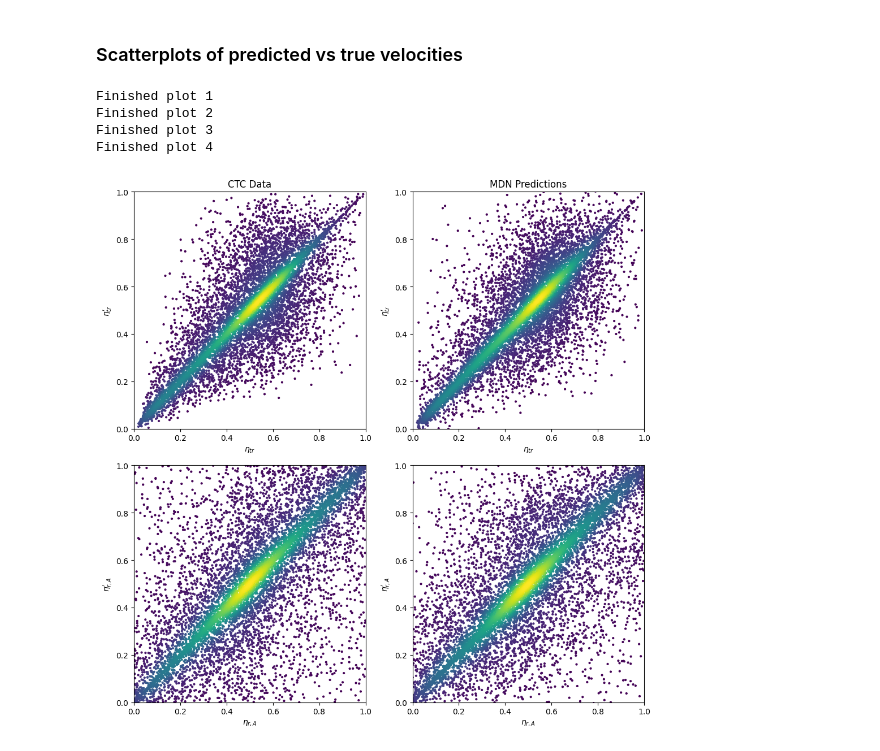
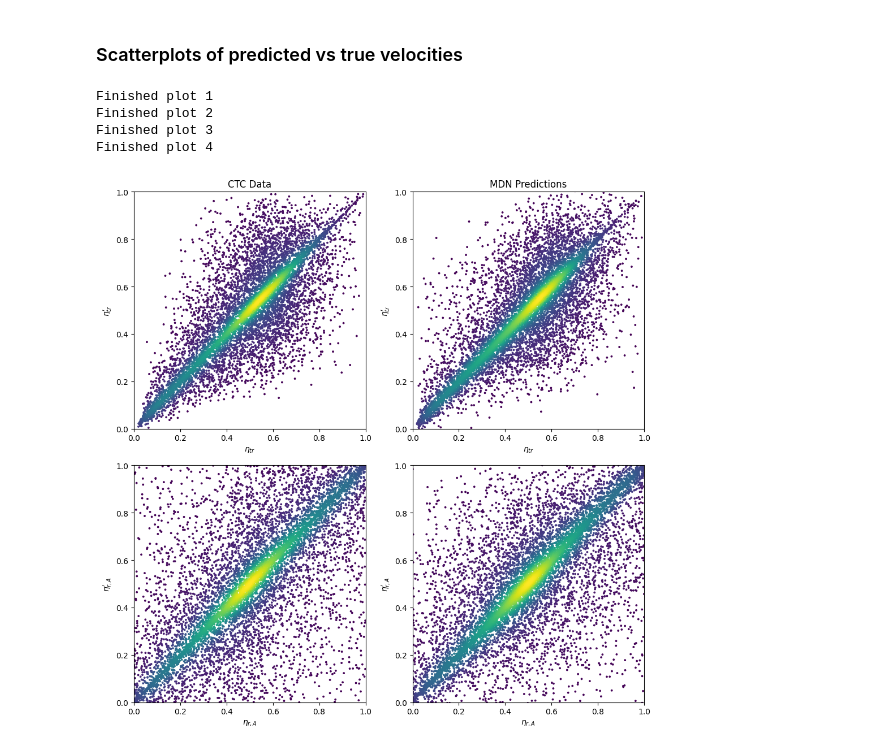
Before and after one commit to TijnZeelenberg/scatteringkernels, a Jupyter notebook: machinelearning/visualisations.ipynb, the cells around one changed output. Cells and saved outputs as stored; diff of their text form; code cells hidden in the pictures.

```diff
--- a/machinelearning/visualisations.ipynb
+++ b/machinelearning/visualisations.ipynb
@@ -96,35 +96,37 @@ import torch
 import numpy as np
 from mdn_utils import plot_scattering_comparison
 from mdn import MixtureDensityNetwork
+from time import time
 
+# Load model
 if gas == "O2O2":
     model_path = "trainedmodels/mdn_O2O2_collision_model.pth"
 elif gas == "H2H2":
     model_path = "trainedmodels/mdn_H2H2_collision_model.pth"
 ckpt = torch.load(model_path, map_location="cpu")
 state_dict = ckpt.get("model_state_dict", ckpt)
 K = state_dict["pi_layer.weight"].shape[0]
 
 mdn_model = MixtureDensityNetwork(
     input_dim=3,
     output_dim=2,
     num_mixtures=K
 )
 mdn_model.load_state_dict(state_dict)
 
-
 # plot comparison
 plot_scattering_comparison(
     np.column_stack((inputdata, outputdata)),
     mdn_model,
+    nr_samples = 10000,
     in_mean=ckpt.get("in_mean"),
     in_std=ckpt.get("in_std"),
     out_mean=ckpt.get("out_mean"),
     out_std=ckpt.get("out_std"),
 )
 # %% [output]
 Finished plot 1
 Finished plot 2
 Finished plot 3
 Finished plot 4
-[figure, old version]
+[figure, new version]
```
Also changed, not shown: parts of 1 cell of this notebook, 1 other file.
